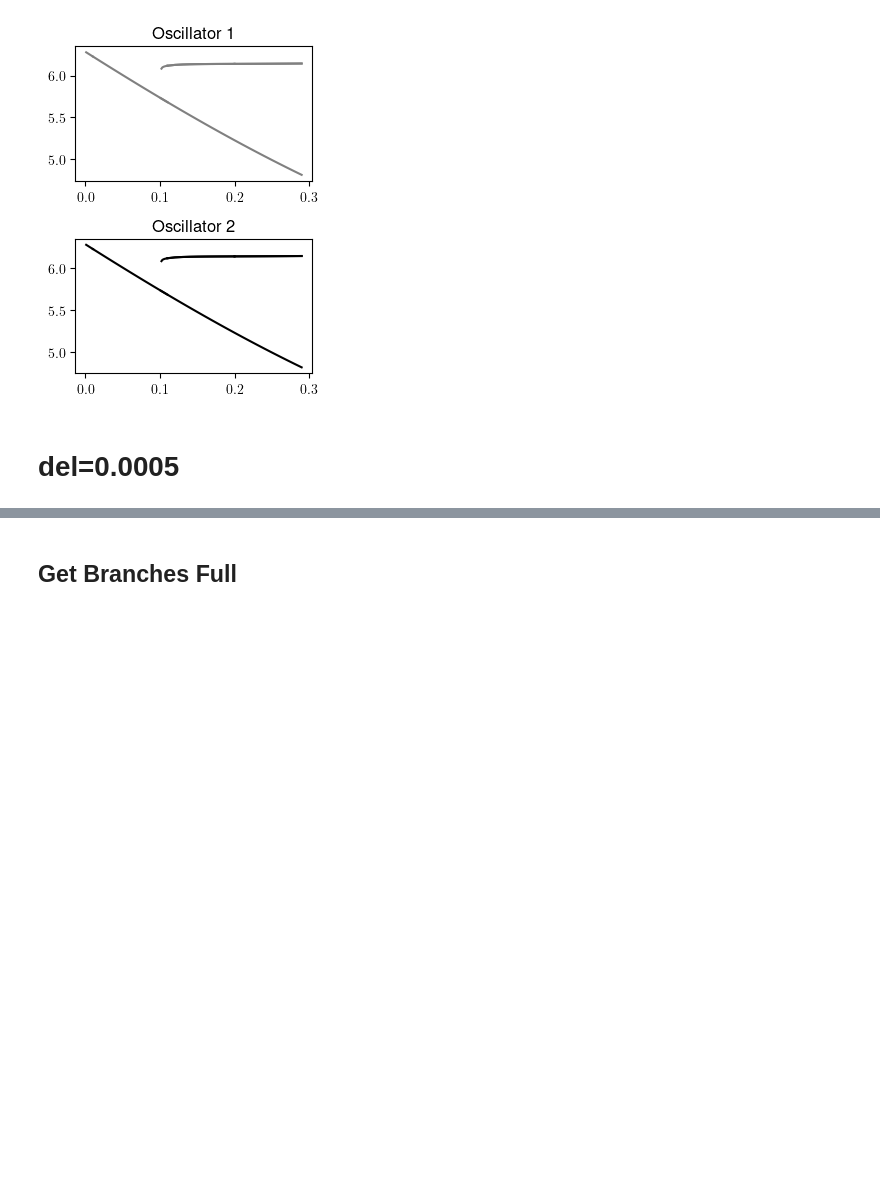
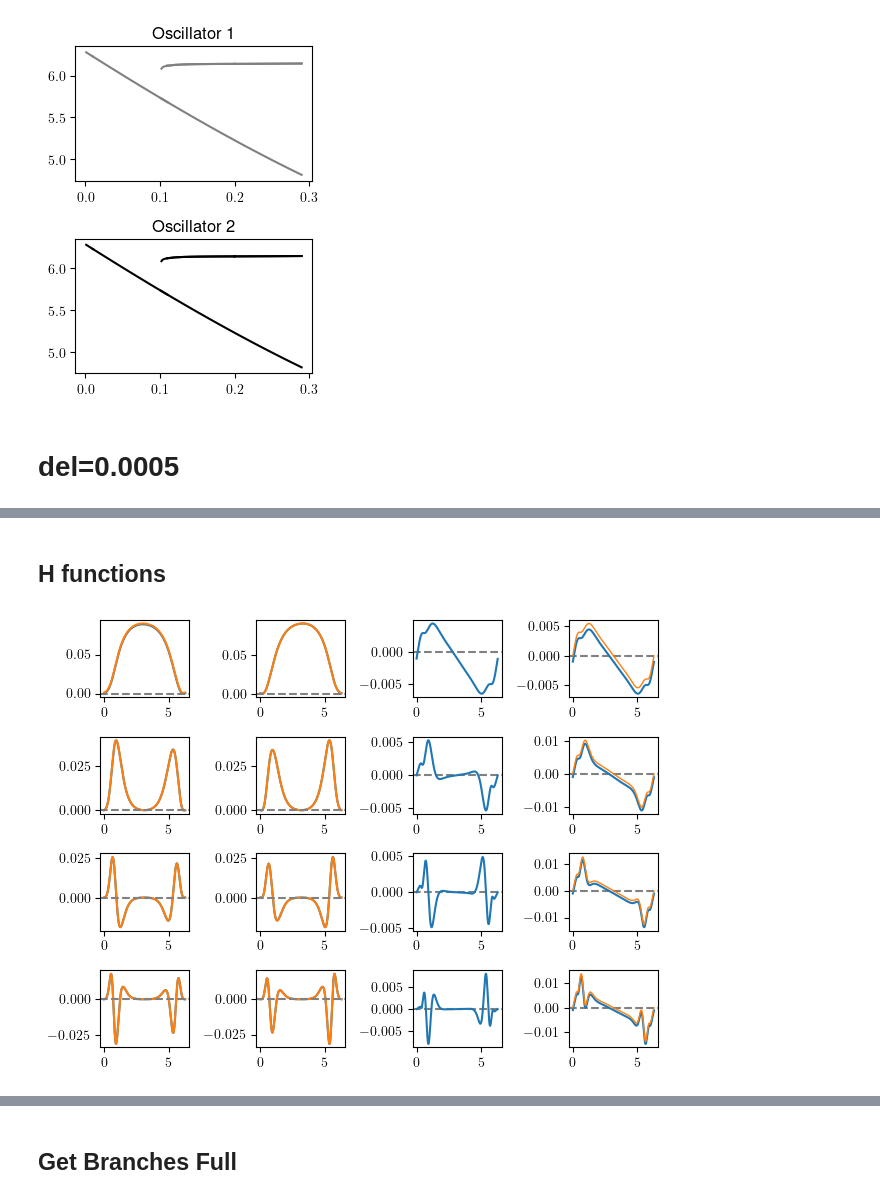
Before and after one commit to youngmp/nm, a Jupyter notebook: jupyter/bif_thal2_11.ipynb, the cells around one changed output, grey strips where cells are left out. Cells and saved outputs as stored; diff of their text form; code cells hidden in the pictures; blank space fills up the shorter version.

```diff
--- a/jupyter/bif_thal2_11.ipynb
+++ b/jupyter/bif_thal2_11.ipynb
@@ -269,0 +318,31 @@ pfactor 20
+# %% [markdown]
+## H functions
+# %%
+aa = a11_p0005
+fig,axs = plt.subplots(aa.system1.miter,4)
+etemp = .1
+h = 0; h2 = 0
+for k in range(aa.system1.miter):
+    axs[k,0].plot(aa.x,etemp**(k+1)*aa.system1.h['lam'][k](aa.x))
+    axs[k,0].plot(aa.x,etemp**(k+1)*a11_p0.system1.h['lam'][k](aa.x))
+
+    axs[k,1].plot(aa.x,etemp**(k+1)*aa.system2.h['lam'][k](aa.x))
+    axs[k,1].plot(aa.x,etemp**(k+1)*a11_p0.system2.h['lam'][k](aa.x))
+
+    axs[k,0].axhline(0,color='gray',ls='--')
+    axs[k,1].axhline(0,color='gray',ls='--')
+    axs[k,2].axhline(0,color='gray',ls='--')
+    axs[k,3].axhline(0,color='gray',ls='--')
+
+    d = aa.system1.h['lam'][k](aa.x)-aa.system2.h['lam'][k](aa.x)
+    axs[k,2].plot(aa.x,etemp**(k+1)*d)
+    h += etemp**(k+1)*d
+    axs[k,3].plot(aa.x,h)
+
+    d2 = a11_p0.system1.h['lam'][k](aa.x)-a11_p0.system2.h['lam'][k](aa.x)
+    h2 += etemp**(k+1)*d2
+    axs[k,3].plot(aa.x,h2,lw=1)
+
+plt.tight_layout()
+# %% [output]
+[figure, added]
```
Also changed, not shown: parts of 16 cells of this notebook, 3 other files.
